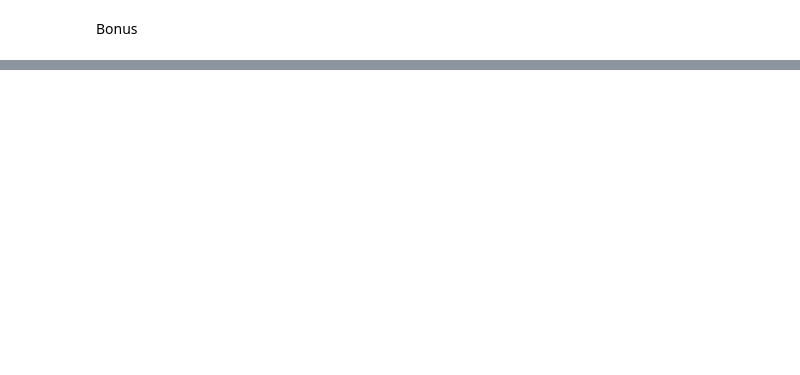
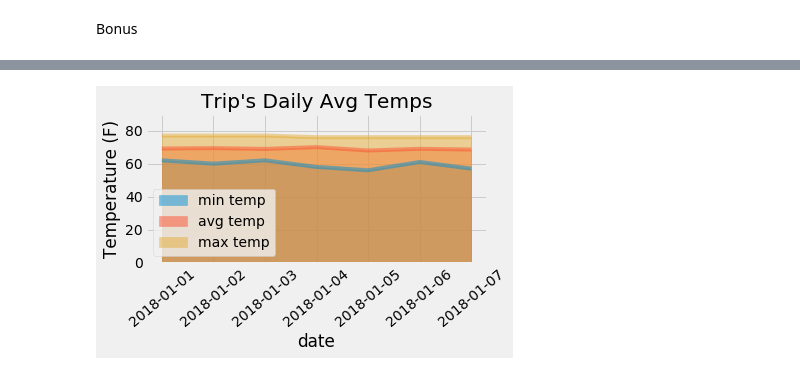
Before and after one commit to Whitney128/Homework, a Jupyter notebook: SQL-Alchemy-challenge/SQL-Alchemy_Challenge.ipynb, the cells around one changed output, grey strips where cells are left out. Cells and saved outputs as stored; diff of their text form; code cells hidden in the pictures; blank space fills up the shorter version.

```diff
--- a/SQL-Alchemy-challenge/SQL-Alchemy_Challenge.ipynb
+++ b/SQL-Alchemy-challenge/SQL-Alchemy_Challenge.ipynb
@@ -131,2 +257,10 @@ NameError: name 'Measurement' is not defined
 # %%
 # Plot the daily normals as an area plot with `stacked=False`
+Hawaii_daily_normals_df.plot.area(stacked=False)
+plt.title("Trip's Daily Avg Temps")
+plt.ylabel("Temperature (F)")
+plt.ylim(0,90)
+plt.xticks(rotation=40)
+plt.tight_layout()
+# %% [output]
+[figure, added]
```
Also changed, not shown: parts of 14 cells of this notebook.
